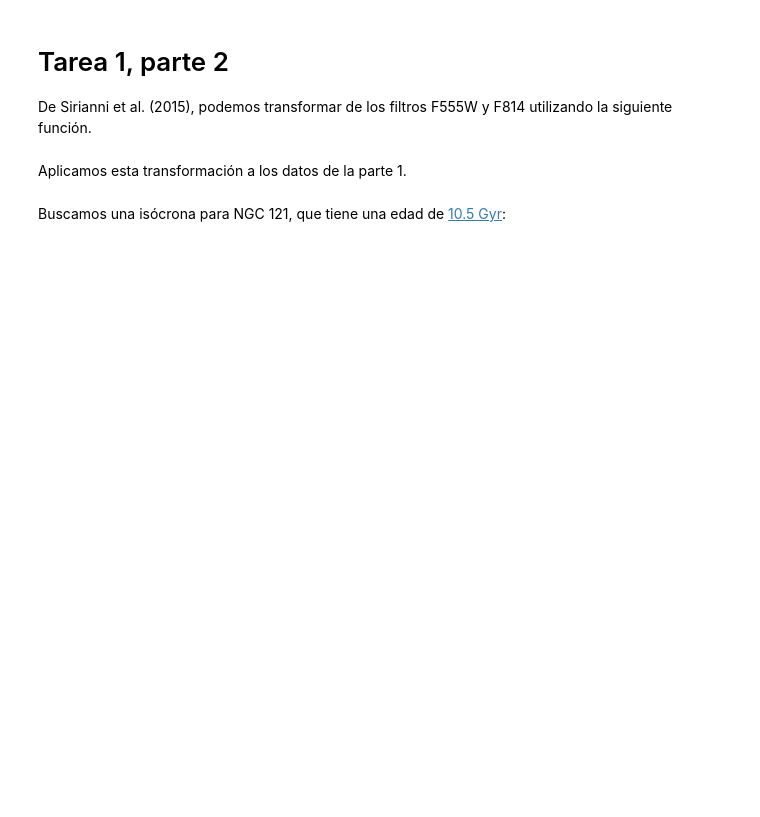
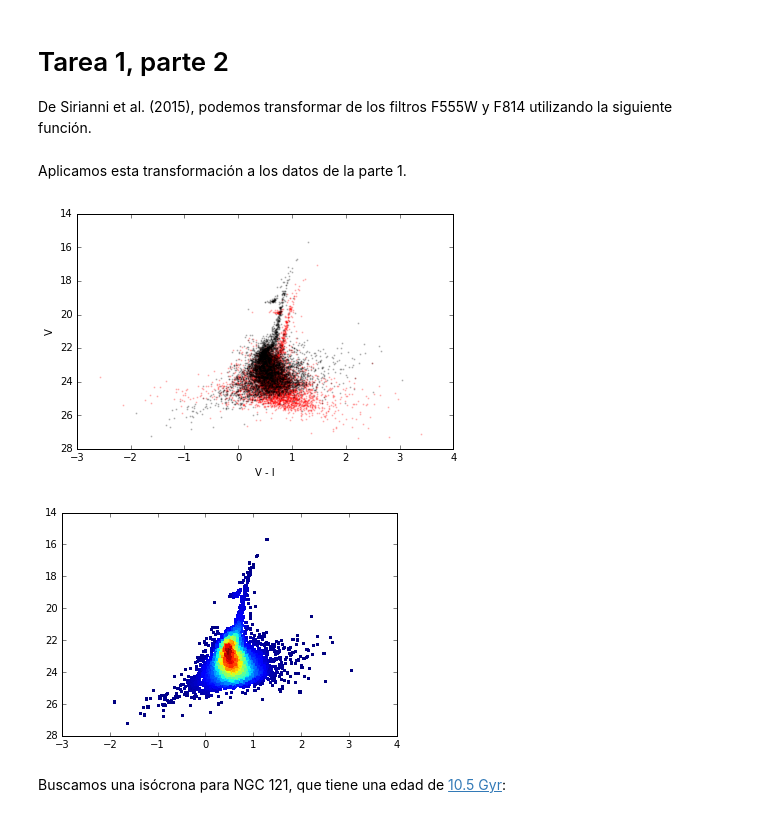
Before and after one commit to cjsantander/AST0421, a Jupyter notebook: Tarea2_Parte2/Tarea1_Parte2.ipynb, the cells around one changed output. Drawn from its saved outputs; the diff is of its cells as text; code cells hidden in the pictures; blank space fills up the shorter version.

```diff
--- a/Tarea2_Parte2/Tarea1_Parte2.ipynb
+++ b/Tarea2_Parte2/Tarea1_Parte2.ipynb
@@ -34,13 +34,10 @@ def trans_to_UVBRI(sf555, sf814, f555_zp, f814_zp, f555_av, f814_av):
 
         mag_v = sf555 + c0v[idv] + c1v[idv]*tcol + c2v[idv]*(tcol)**2
         mag_i = sf814 + c0i[idi] + c1i[idi]*tcol + c2i[idi]*(tcol)**2
-    # Agregamos el zero point:
-    mag_v += f555_zp
-    mag_i += f814_zp
 
     # Agregamos el reddening:
-    mag_v += 0.101
-    mag_i += 0.056
+    mag_v -= 0.101
+    mag_i -= 0.056
     return (mag_v, mag_i)
 # %% [markdown]
 Aplicamos esta transformación a los datos de la parte 1.
@@ -56,36 +53,39 @@ mag = zip(Tarea1.f555_mag, Tarea1.f814_mag)
 params = (Tarea1.f555_zp, Tarea1.f814_zp, Tarea1.f555_av, Tarea1.f555_av)
 mag = list(map(lambda x: trans_to_UVBRI(x[0], x[1], *params), mag))
 
-# %matplotlib inline
+%matplotlib inline
 import matplotlib.pyplot as plt
 
 axis_x = list(map(lambda x: x[0]-x[1], mag))
 _, axis_y = zip(*mag)
 
-
-plt.scatter(axis_x, axis_y, marker='o', c='Black', s=1)
+plt.scatter(np.array(Tarea1.f555_mag) - np.array(Tarea1.f814_mag), Tarea1.f555_mag, marker='o', color='Red', s=1, alpha=0.2)
+plt.scatter(axis_x, axis_y, marker='o', c='Black', s=1, alpha=0.2)
 plt.xlabel('V - I')
 plt.ylabel('V')
 plt.tight_layout()
 axes = plt.gca()
 axes.invert_yaxis()
 #axes.set_xlim([0.7, 0.9])
 #axes.set_ylim([27, 16])
 plt.show()
 
 x = axis_x
 y = axis_y
 
 # Código adaptado del amigo de stackoverflow:
 # http://stackoverflow.com/questions/20105364/how-can-i-make-a-scatter-plot-colored-by-density-in-matplotlib
 xy = np.vstack([x,y])
 z = gaussian_kde(xy)(xy)
 
 fig, ax = plt.subplots()
 ax.scatter(x, y, c=z, s=10, marker='s', edgecolor='')
 axes = plt.gca()
 axes.invert_yaxis()
 plt.show()
+# %% [output]
+[figure, added]
+[figure, added]
 # %% [markdown]
 Buscamos una isócrona para NGC 121, que tiene una edad de [10.5 Gyr](http://iopscience.iop.org/article/10.1088/0004-6256/135/4/1106/pdf):
 # %%
```
Also changed, not shown: parts of 1 cell of this notebook.
